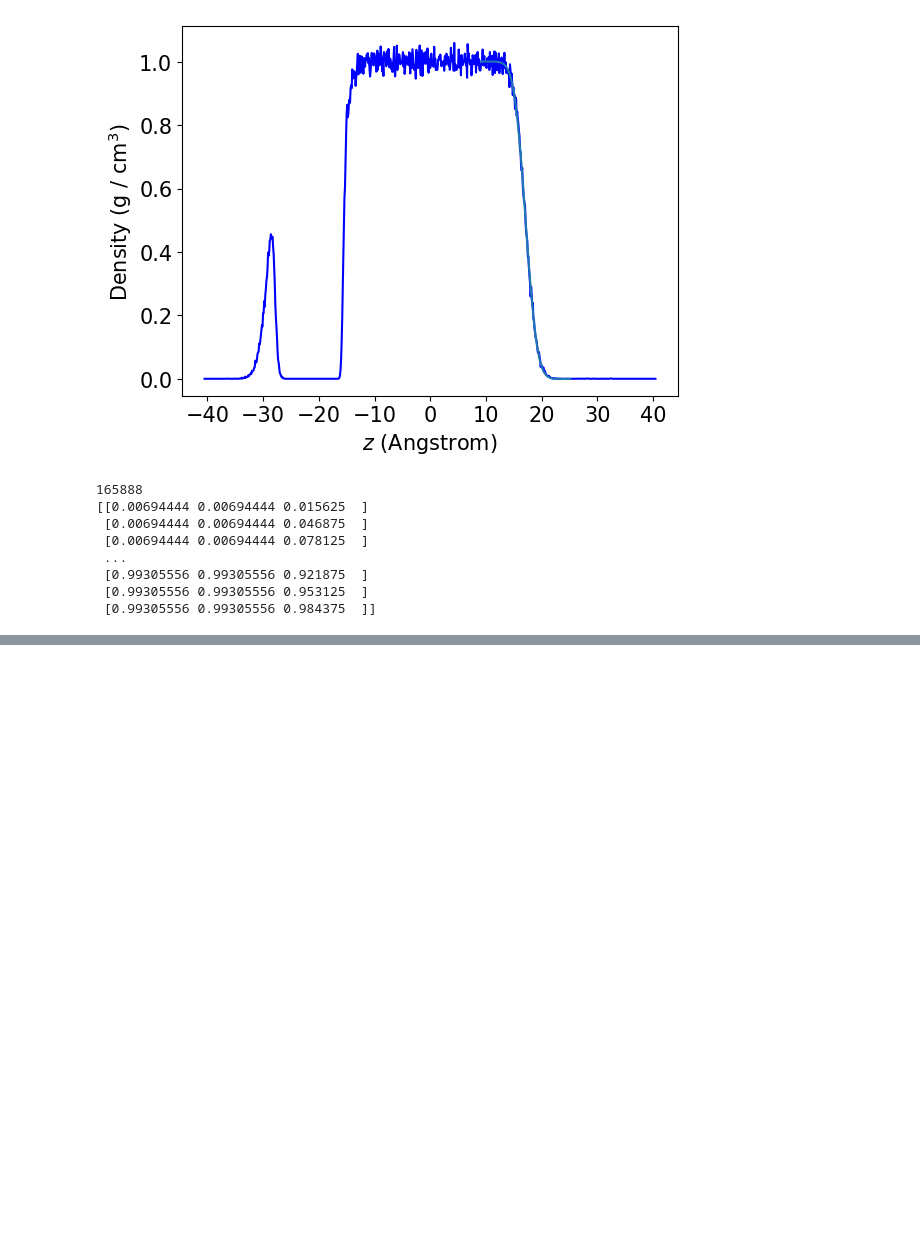
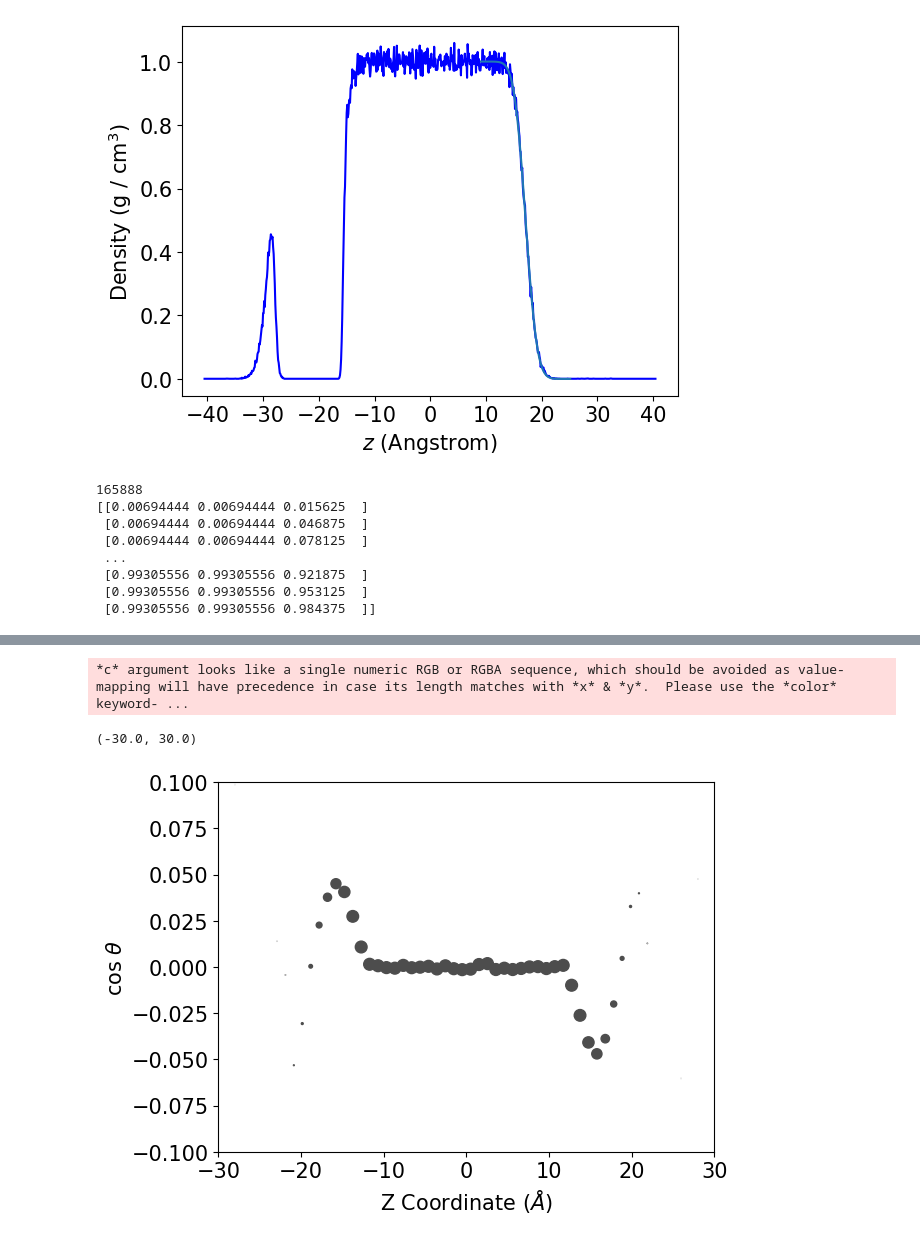
Before and after one commit to alacour/Interface_analysis, a Jupyter notebook: analysis.ipynb, the cells around one changed output, grey strips where cells are left out. Drawn from its saved outputs; the diff is of its cells as text; code cells hidden in the pictures; blank space fills up the shorter version.

```diff
--- a/analysis.ipynb
+++ b/analysis.ipynb
@@ -911,0 +689,36 @@ plt.xlim(-1, 11)
+# %%
+xx = np.linspace(-28, 28, 56)
+bounds = xx[1] - xx[0]
+ctheta_avgs = []
+
+sizes = []
+for x in xx:
+
+    posO = np.concatenate(airOpos[250:])
+    rem = np.concatenate(aircos_thetas[250:])
+
+
+    rem = rem[np.abs(posO[:,2] - x) < bounds, 2]
+    avg = np.average(rem)
+    ctheta_avgs.append([x, avg])
+    sizes.append(len(rem))
+
+
+airsizes = np.array(sizes)
+ctheta_avgs = np.asarray(ctheta_avgs)
+plt.scatter(ctheta_avgs[:,0],
+            ctheta_avgs[:,1],
+            c=[0.3, 0.3, 0.3],
+            s=airsizes/1000) #size is proportional to # of data points
+
+air_ctheta_avgs = np.copy(ctheta_avgs)
+plt.xlabel("Z Coordinate ($\AA$)", size=15)
+plt.ylabel("cos $\\theta$", size=15)
+plt.xticks(size=15)
+plt.yticks(size=15)
+plt.ylim(-0.1, 0.1)
+plt.xlim(-30, 30)
+# %% [output]
+*c* argument looks like a single numeric RGB or RGBA sequence, which should be avoided as value-mapping will have precedence in case its length matches with *x* & *y*.  Please use the *color* keyword- ...
+(-30.0, 30.0)
+[figure, added]
```
Also changed, not shown: parts of 34 cells of this notebook.
